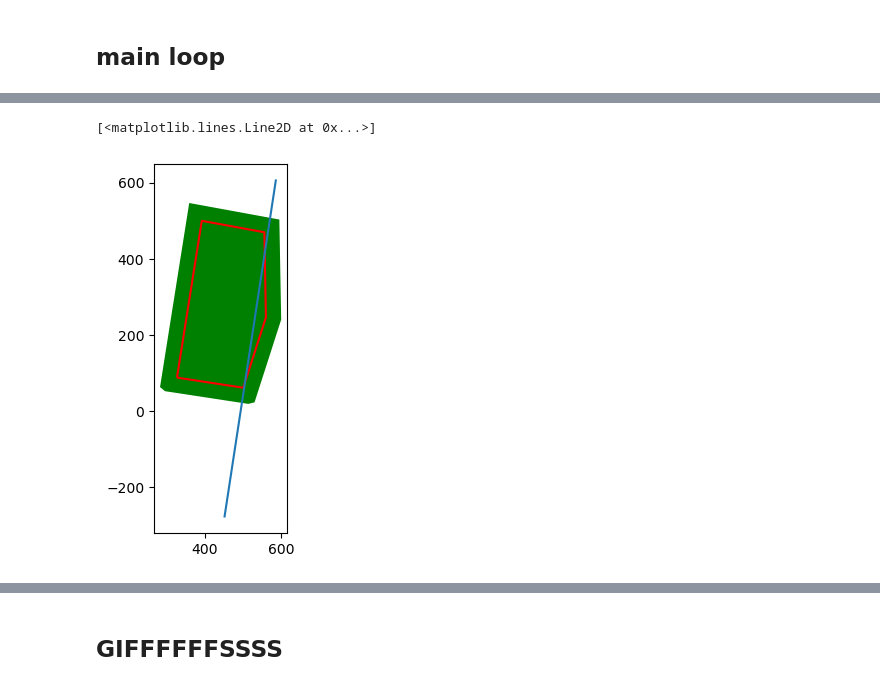
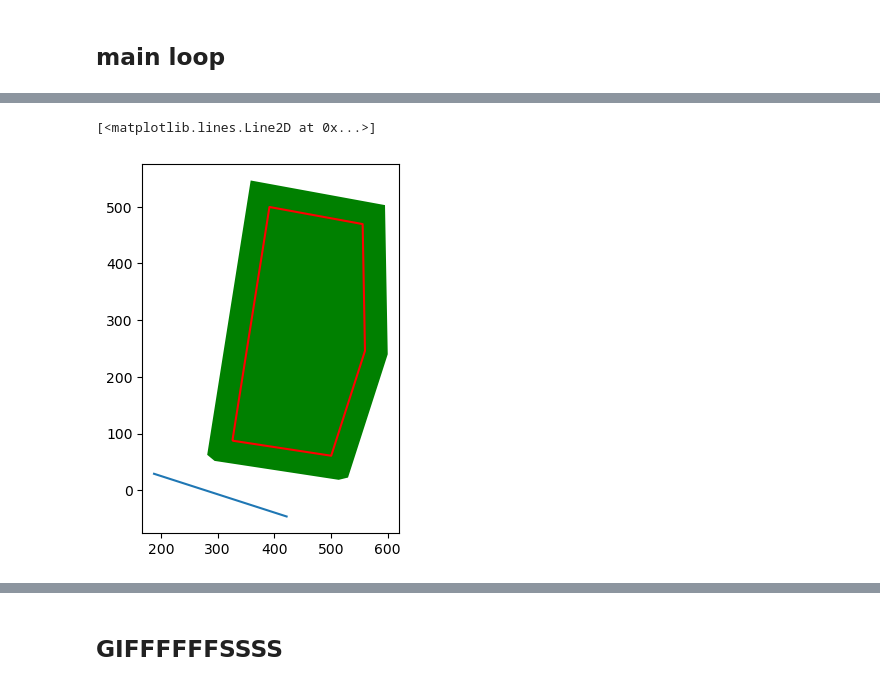
Before and after one commit to NickBak08/AgricultureRobotics, a Jupyter notebook: PathPlanning/testing_functions.ipynb, the cells around one changed output, grey strips where cells are left out. Cells and saved outputs as stored; diff of their text form; code cells hidden in the pictures.

Commit message:
bugfix seed locations

```diff
--- a/PathPlanning/testing_functions.ipynb
+++ b/PathPlanning/testing_functions.ipynb
@@ -1266,7 +1286,7 @@ def pathplanning(data_path,include_obs,turning_rad,distance,plotting,headland_si
 
             # Make a path with dubins curves
             path = generate_path(swaths_clipped,turning_rad,offset)
-            base = find_ref(swaths_clipped)
+            base = find_ref(swaths_clipped,field_headlands,slope)
             # print(type(base))
 
             bases.append(base)
@@ -1288,7 +1308,7 @@ def pathplanning(data_path,include_obs,turning_rad,distance,plotting,headland_si
             sp_list.append(sp)
 
 
-            paths.append(path)
+            paths.append(total_path_no_dupl)
             commands.append(command)
 
             # Calculate path lenght as a measure of how good a path is, this should be replaced with a different measure
@@ -1311,11 +1331,11 @@ def pathplanning(data_path,include_obs,turning_rad,distance,plotting,headland_si
     # Finding the path with the best measure
 
     sp_lengths = [len(gpd.GeoSeries(sp).get_coordinates()) for sp in sp_list]
-    best_path_index =  np.argmax(np.array(sp_lengths)) # for now the measure is total seed count
+    best_path_index =  0 # np.argmax(np.array(sp_lengths)) # for now the measure is total seed count
     best_path = paths[best_path_index]
     command = commands[best_path_index]
     # Converting path to df
-    best_path = path_to_df(best_path,command)
+    # best_path = path_to_df(best_path,command)
     sp = sp_list[best_path_index]
     base = bases[best_path_index]
 
@@ -1364,9 +1386,9 @@ Finding path 4/5
 # %%
 bases_df = gpd.GeoSeries(bases)
 fig, ax = plt.subplots()
 field.plot(ax = ax, color  = 'g')
 field_headlands.boundary.plot(ax =ax, color = 'r')
-ax.plot(*shapely.affinity.translate(bases_df[4],0,0).xy)
+ax.plot(*shapely.affinity.translate(bases_df[3],0,0).xy)
 # %% [output]
 [<matplotlib.lines.Line2D at 0x...>]
-[figure, old version]
+[figure, new version]
```
Also changed, not shown: parts of 15 cells of this notebook, 3 other files.
